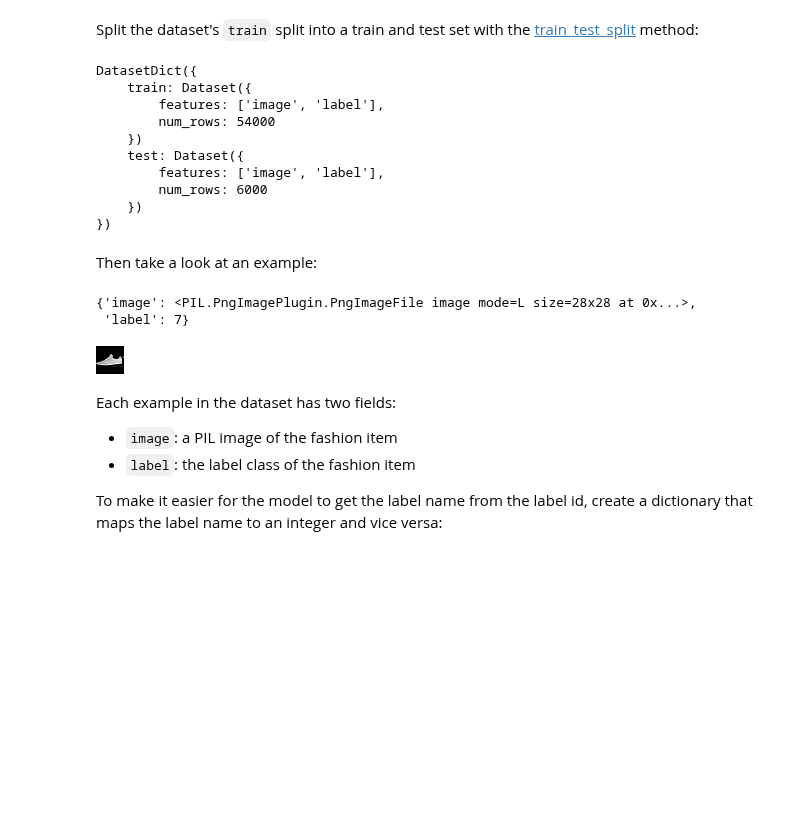
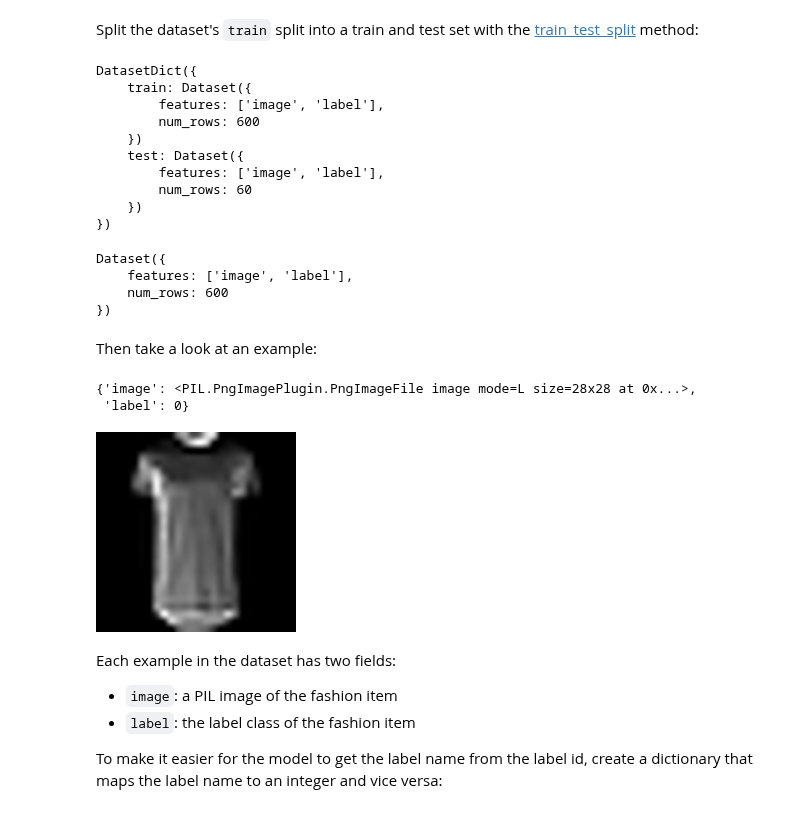
Before and after one commit to jorcisai/ARF, a Jupyter notebook: HuggingFace/07-Finetuning-ImageClassification.ipynb, the cells around one changed output. Drawn from its saved outputs; the diff is of its cells as text; code cells hidden in the pictures; blank space fills up the shorter version.

```diff
--- a/HuggingFace/07-Finetuning-ImageClassification.ipynb
+++ b/HuggingFace/07-Finetuning-ImageClassification.ipynb
@@ -53,30 +58,41 @@ DatasetDict({
 # %% [markdown]
 Split the dataset's `train` split into a train and test set with the [train_test_split](https://huggingface.co/docs/datasets/main/en/package_reference/main_classes#datasets.Dataset.train_test_split) method:
 # %%
-fashion_exps = fashion["train"].train_test_split(test_size=0.1, seed=13)
-print(fashion_exps)
+splits = fashion["train"].train_test_split(test_size=0.001, train_size=0.01, seed=13)
+print(splits)
 # %% [output]
 DatasetDict({
     train: Dataset({
         features: ['image', 'label'],
-        num_rows: 54000
+        num_rows: 600
     })
     test: Dataset({
         features: ['image', 'label'],
-        num_rows: 6000
+        num_rows: 60
     })
 })
+# %%
+tr_fashion = splits['train']
+dv_fashion = splits['test']
+te_fashion = fashion['test']
+# %%
+print(tr_fashion)
+# %% [output]
+Dataset({
+    features: ['image', 'label'],
+    num_rows: 600
+})
 # %% [markdown]
 Then take a look at an example:
-# %%
-fashion_exps["train"][0]
-# %% [output]
-{'image': <PIL.PngImagePlugin.PngImageFile image mode=L size=28x28 at 0x...>,
- 'label': 7}
+# %%
+tr_fashion[0]
+# %% [output]
+{'image': <PIL.PngImagePlugin.PngImageFile image mode=L size=28x28 at 0x...>,
+ 'label': 0}
 # %%
-display(fashion_exps["train"][0]["image"])
+display(tr_fashion[0]["image"].resize((200, 200)))
 # %% [output]
-[figure, old version]
+[figure, new version]
 # %% [markdown]
 Each example in the dataset has two fields:
 
```
Also changed, not shown: parts of 33 cells of this notebook.
